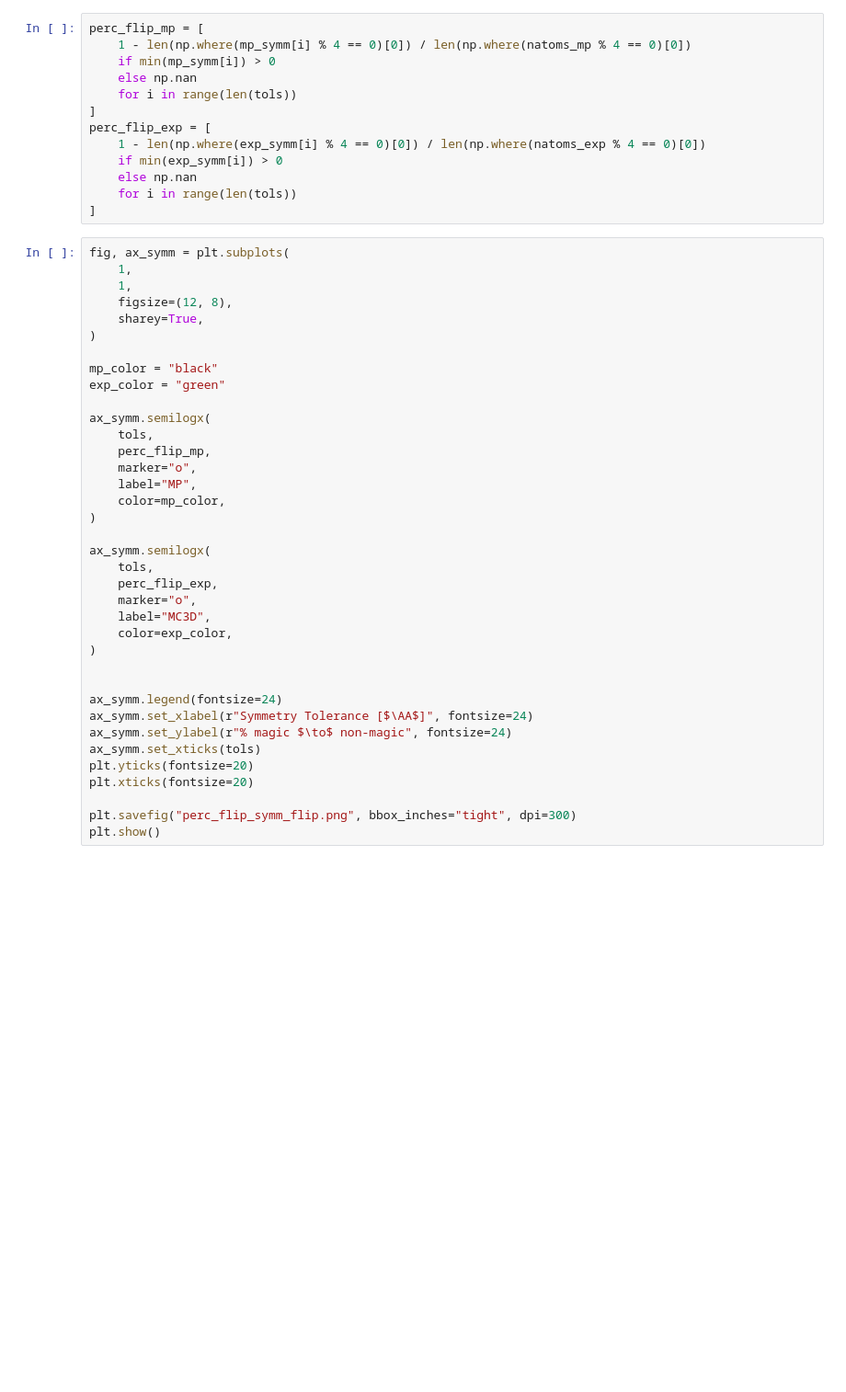
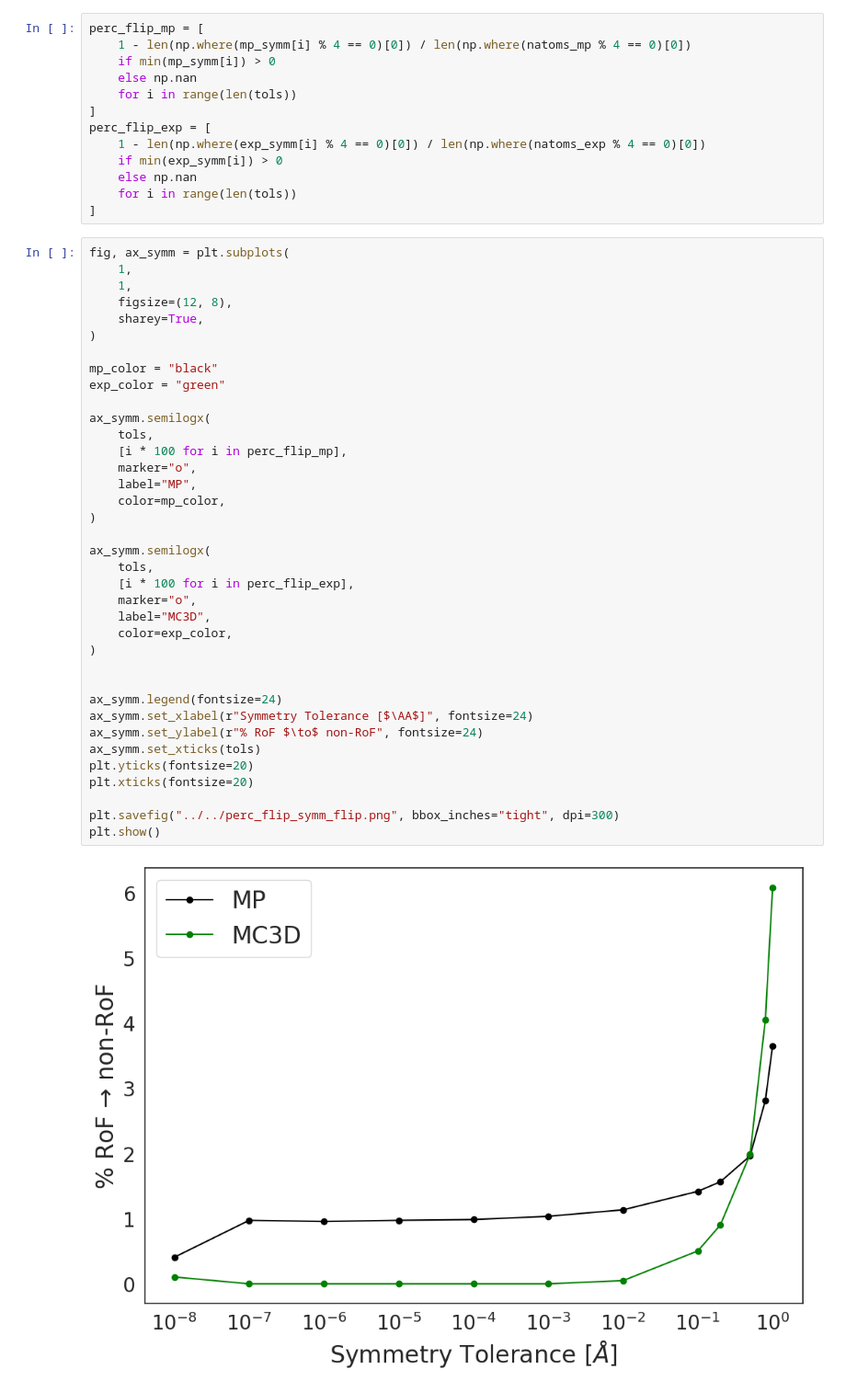
Before and after one commit to epfl-theos/r4-project, a Jupyter notebook: src/0.Rule4_hist.ipynb, the cells around one changed output. Shown: that part at 92% size. Cells and saved outputs as stored; diff of their text form; blank space fills up the shorter version.

```diff
--- a/src/0.Rule4_hist.ipynb
+++ b/src/0.Rule4_hist.ipynb
@@ -188,34 +330,36 @@ fig, ax_symm = plt.subplots(
     1,
     figsize=(12, 8),
     sharey=True,
 )
 
 mp_color = "black"
 exp_color = "green"
 
 ax_symm.semilogx(
     tols,
-    perc_flip_mp,
+    [i * 100 for i in perc_flip_mp],
     marker="o",
     label="MP",
     color=mp_color,
 )
 
 ax_symm.semilogx(
     tols,
-    perc_flip_exp,
+    [i * 100 for i in perc_flip_exp],
     marker="o",
     label="MC3D",
     color=exp_color,
 )
 
 
 ax_symm.legend(fontsize=24)
 ax_symm.set_xlabel(r"Symmetry Tolerance [$\AA$]", fontsize=24)
-ax_symm.set_ylabel(r"% magic $\to$ non-magic", fontsize=24)
+ax_symm.set_ylabel(r"% RoF $\to$ non-RoF", fontsize=24)
 ax_symm.set_xticks(tols)
 plt.yticks(fontsize=20)
 plt.xticks(fontsize=20)
 
-plt.savefig("perc_flip_symm_flip.png", bbox_inches="tight", dpi=300)
+plt.savefig("../../perc_flip_symm_flip.png", bbox_inches="tight", dpi=300)
 plt.show()
+# %% [output]
+[figure, added]
```
Also changed, not shown: parts of 18 cells of this notebook, 3 other files.
